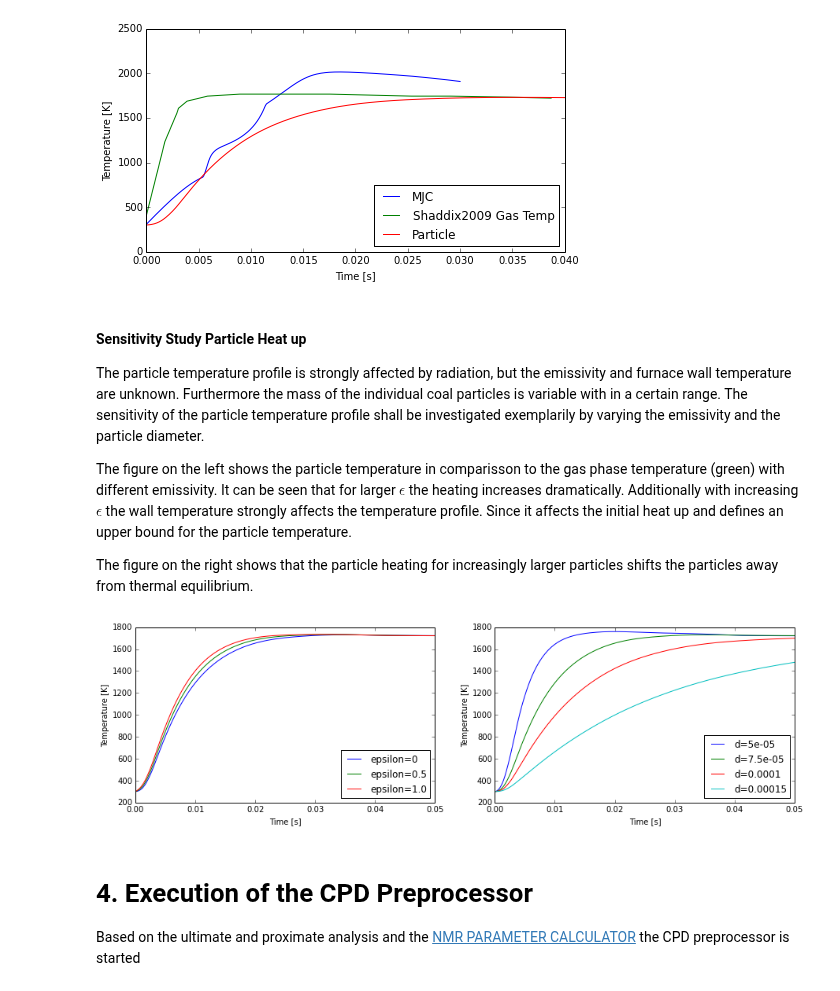
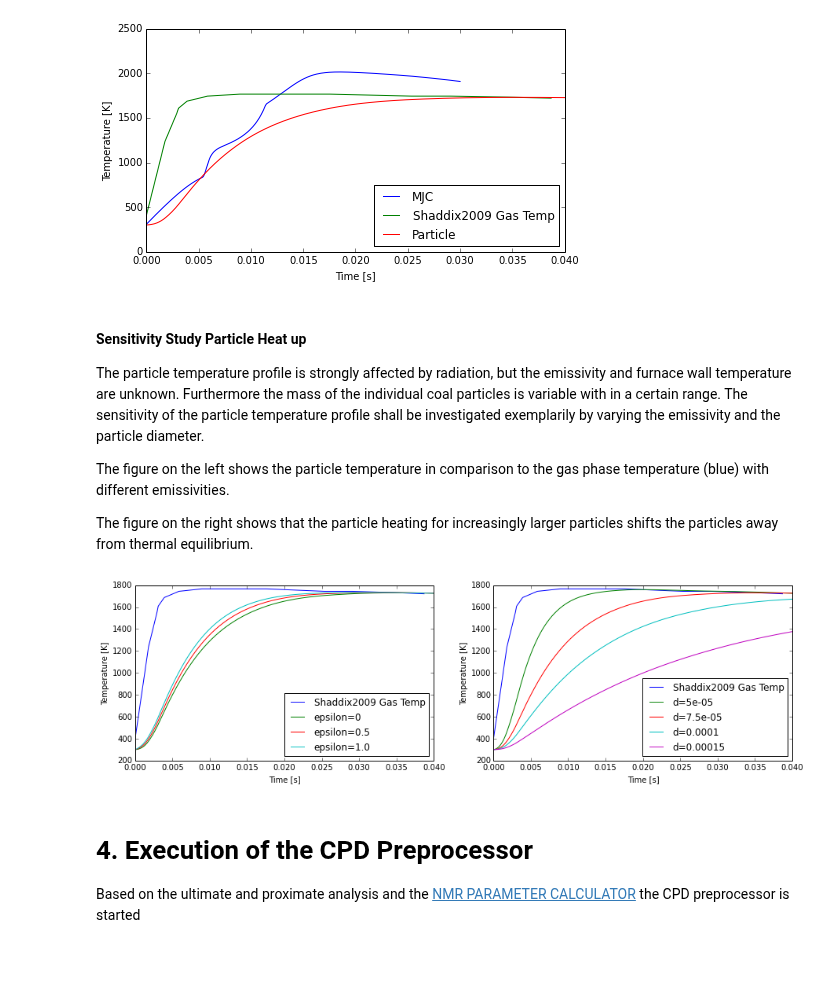
Before and after one commit to ostein/notebooks, a Jupyter notebook: pkp/BlackThunder.ipynb, the cells around one changed output. Saved outputs shown, nothing was run; the diff lists cells and outputs as text; code cells hidden in the pictures; blank space fills up the shorter version.

```diff
--- a/pkp/BlackThunder.ipynb
+++ b/pkp/BlackThunder.ipynb
@@ -184,7 +203,7 @@ Further parameters taken to compute the particle temperatures are shown below.
 # PLEASE DOUBLE CHECK
 props = DictValueTable({
     'Cp': {'val': 1200.0 , 'label': 'Cp [J/kgK]'},
-    'lambda_g': {'val': 8.831e-02, 'label':  'Thermal conductivity [W/mK]'},
+    #lambda_g': {'val': 8.831e-02, 'label':  'Thermal conductivity [W/mK]'},
     'rho': {'val': 1300.0, 'label': 'Density [kg/m3]'},
     'T_wall': {'val': 1720, 'label': 'Wall Temperature [K]'},
     'd': {'val': 75e-6, 'label': 'Particle Diameter [m]'},
@@ -249,14 +256,18 @@ compute_and_plot(ax, Shaddix2009.time, Shaddix2009.T_high, props, "Particle", t_
 #### Sensitivity Study Particle Heat up
 The particle temperature profile is strongly affected by radiation, but the emissivity and furnace wall temperature are unknown. Furthermore the mass of the individual coal particles is variable with in a certain range. The sensitivity of the particle temperature profile shall be investigated exemplarily by varying the emissivity and the particle diameter.
 
-The figure on the left shows the particle temperature in comparisson to the gas phase temperature (green) with different emissivity. It can be seen that for larger $\epsilon$ the heating increases dramatically. Additionally with increasing $\epsilon$  the wall temperature strongly affects the temperature profile. Since it affects the initial heat up and defines an upper bound for the particle temperature.
+The figure on the left shows the particle temperature in comparison to the gas phase temperature (blue) with different emissivities.
+
+<!--It can be seen that for larger $\epsilon$ the heating increases dramatically. Additionally with increasing $\epsilon$  the wall temperature strongly affects the temperature profile. Since it affects the initial heat up and defines an upper bound for the particle temperature. -->
 
 The figure on the right shows that the particle heating for increasingly larger particles shifts the particles away from thermal equilibrium.
 # %%
 f, ax = plt.subplots(1,2)
 f.set_figwidth(15)
-compute_and_plot_property_range(ax[0], Shaddix2009.time, Shaddix2009.T_high, props, 'epsilon', [0, 0.5, 1.0], "epsilon={}", t_end=0.05)
-compute_and_plot_property_range(ax[1], Shaddix2009.time, Shaddix2009.T_high, props, 'd', [50e-6, 75e-6, 100e-6, 150e-6], "d={}", t_end=0.05)
+ax[0].plot(Shaddix2009.time, Shaddix2009.T_high, label='Shaddix2009 Gas Temp')
+ax[1].plot(Shaddix2009.time, Shaddix2009.T_high, label='Shaddix2009 Gas Temp')
+compute_and_plot_property_range(ax[0], Shaddix2009.time, Shaddix2009.T_high, props, 'epsilon', [0, 0.5, 1.0], "epsilon={}", t_end=0.04)
+compute_and_plot_property_range(ax[1], Shaddix2009.time, Shaddix2009.T_high, props, 'd', [50e-6, 75e-6, 100e-6, 150e-6], "d={}", t_end=0.04)
 # %% [output]
-[figure, old version]
+[figure, new version]
 # %%
```
Also changed, not shown: parts of 49 cells of this notebook.
